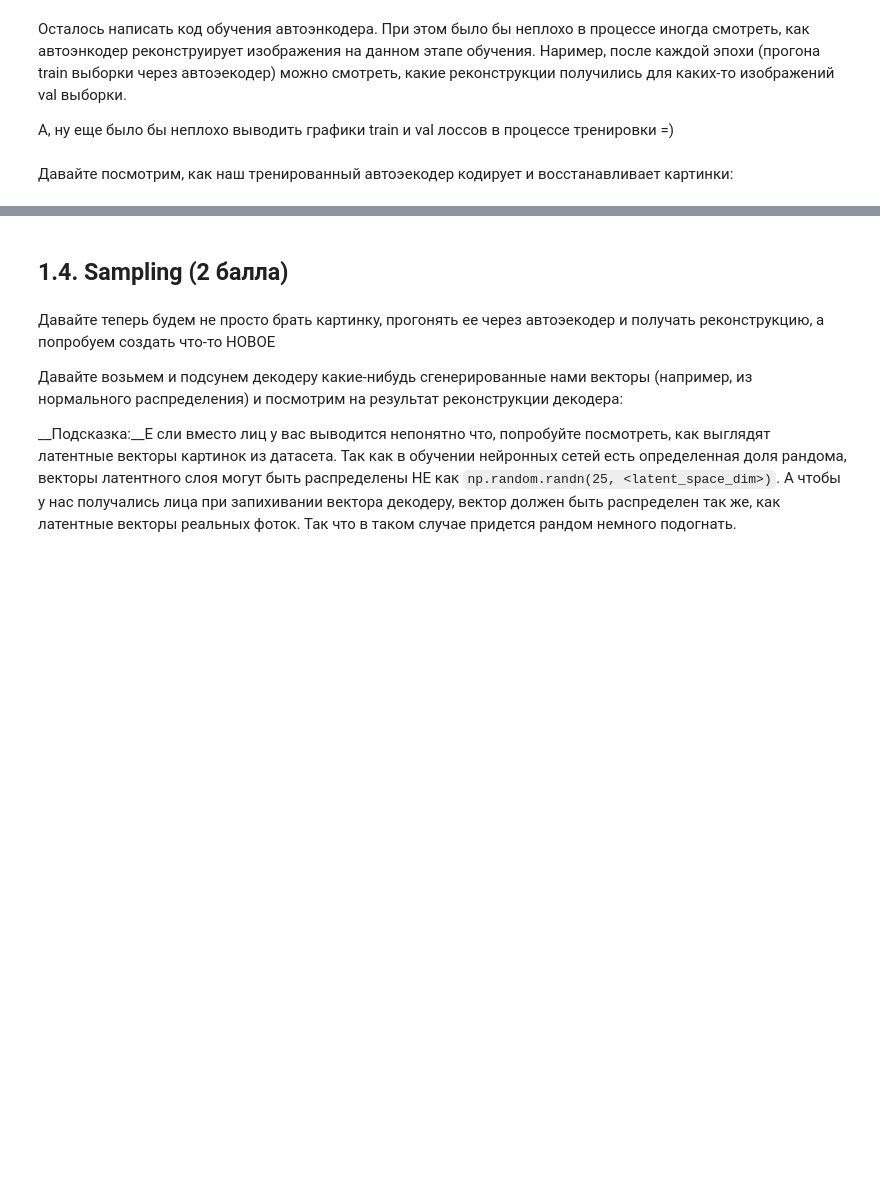
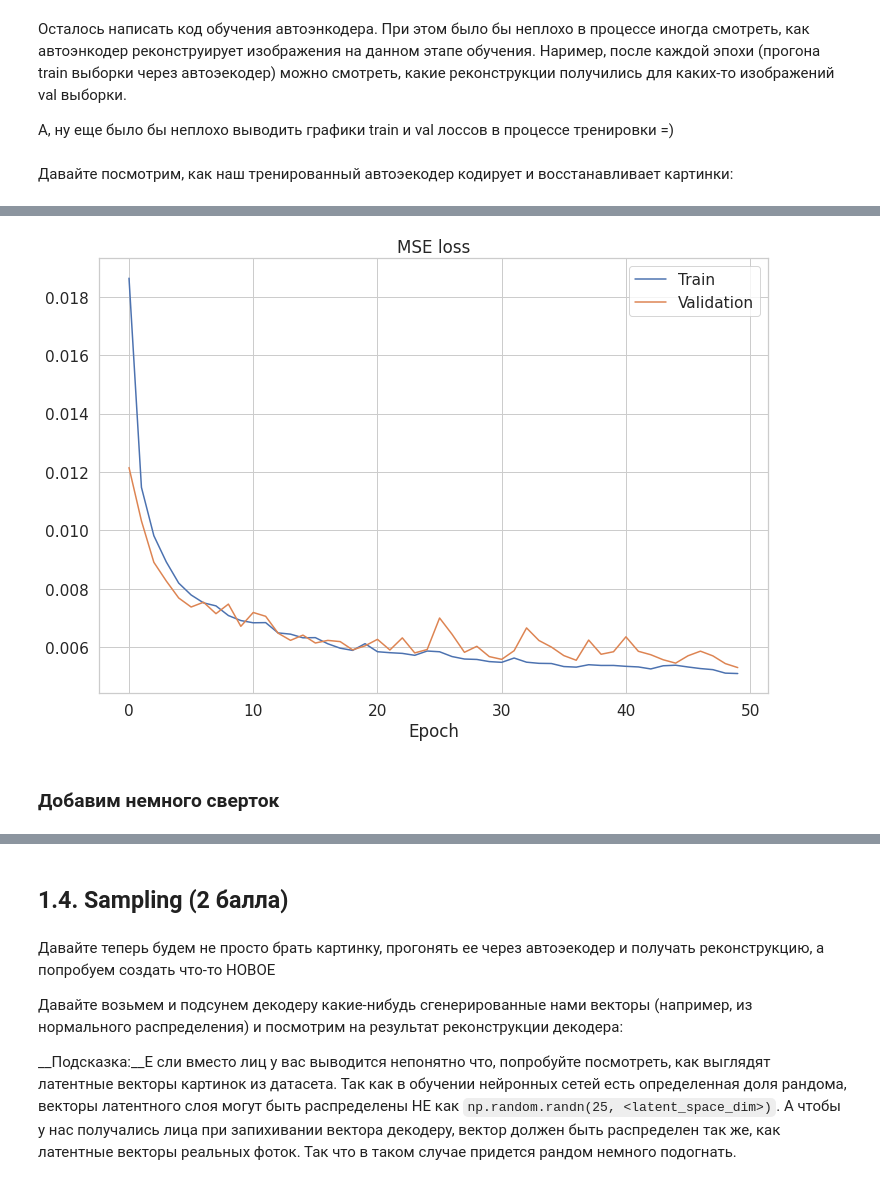
Before and after one commit to prosvirinKir/Deep-Learning-Sckool-term1, a Jupyter notebook: HW_7_autoencoders.ipynb, the cells around one changed output, grey strips where cells are left out. Cells and saved outputs as stored; diff of their text form; code cells hidden in the pictures; blank space fills up the shorter version.

```diff
--- a/HW_7_autoencoders.ipynb
+++ b/HW_7_autoencoders.ipynb
@@ -250,5 +262,5 @@ def eval(model, val_loader):
 criterion = F.mse_loss #nn.MSELoss()
 simple_autoencoder = Simple_Autoencoder().to(device)
 optimizer = torch.optim.Adam(simple_autoencoder.parameters(), lr=1e-3)
-train_losses, val_losses = train(simple_autoencoder, optimizer, criterion, n_epochs=20) # < тут Ваш код: выведите первые Х картинок и их реконструкций из val выборки на экран>
+train_losses, val_losses = train(simple_autoencoder, optimizer, criterion, n_epochs=50) # < тут Ваш код: выведите первые Х картинок и их реконструкций из val выборки на экран>
 # %%
@@ -256 +273,18 @@ eval(simple_autoencoder, val_loader)
+# %%
+import seaborn as sns
+
+sns.set(style="whitegrid", font_scale=1.4)
+
+plt.figure(figsize=(12, 8))
+plt.plot(np.arange(len(train_losses)), train_losses, label='Train')
+plt.plot(np.arange(len(val_losses)), val_losses, label='Validation')
+
+plt.xlabel('Epoch')
+plt.title('MSE loss')
+plt.legend()
+plt.show()
+# %% [output]
+[figure, added]
+# %% [markdown]
+### Добавим немного сверток
 # %%
```
Also changed, not shown: parts of 28 cells of this notebook.
